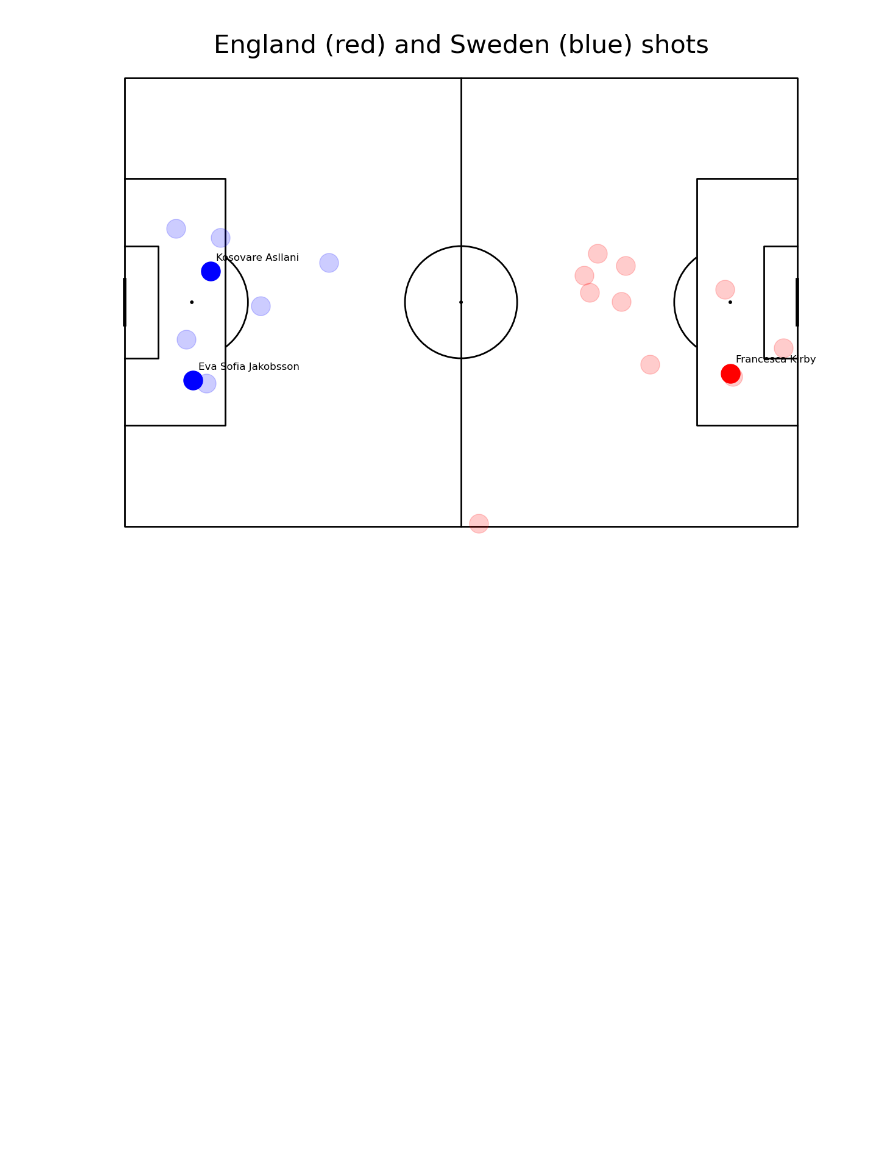
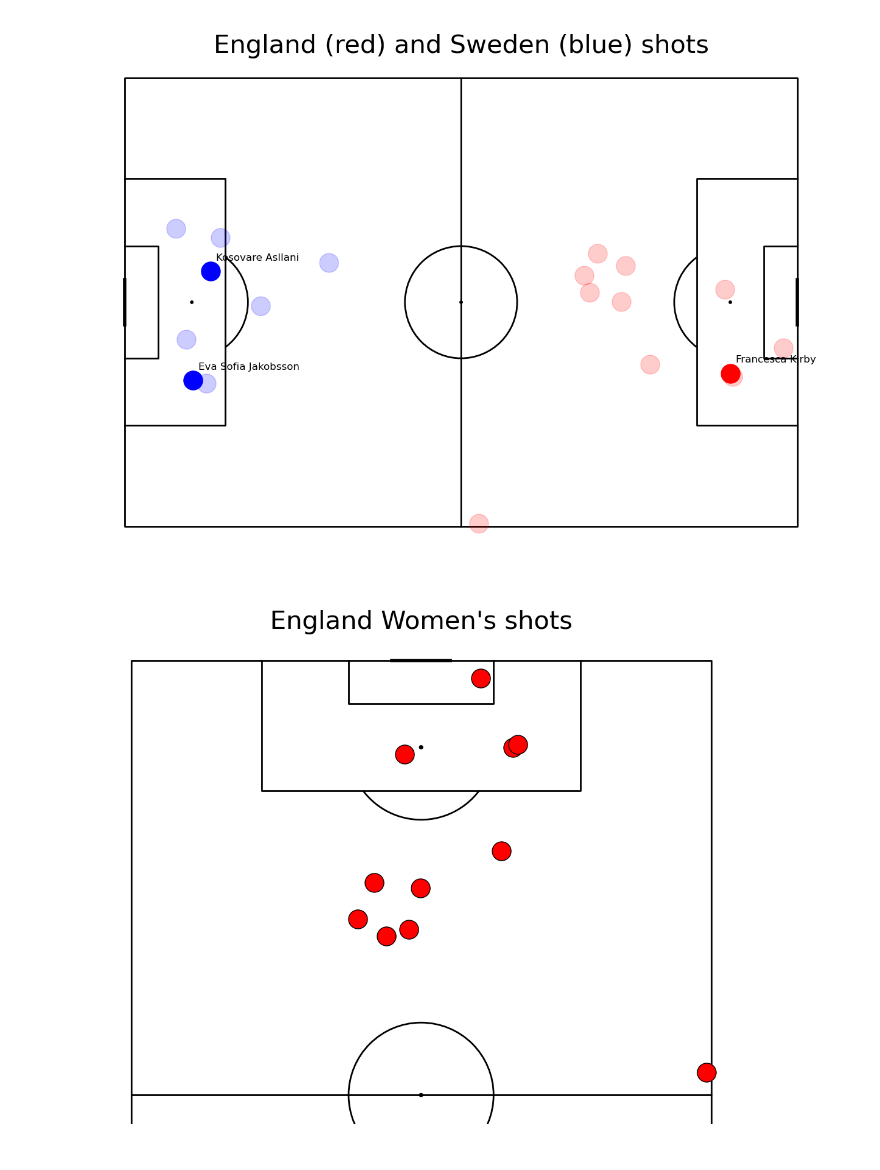
Before and after one commit to MarijnSt/soccermatics, a Jupyter notebook: 1-event-data/1-1-plotting-shots.ipynb, the cells around one changed output. Drawn from its saved outputs; the diff is of its cells as text; code cells hidden in the pictures; blank space fills up the shorter version.

Commit message:
plot team shots on one half

```diff
--- a/1-event-data/1-1-plotting-shots.ipynb
+++ b/1-event-data/1-1-plotting-shots.ipynb
@@ -45,3 +45,23 @@ fig.suptitle("England (red) and Sweden (blue) shots", fontsize = 30)
 plt.show()
 # %% [output]
 [figure]
+# %%
+# create half pitch
+pitch = VerticalPitch(line_color='black', half = True)
+fig, ax = pitch.grid(grid_height=0.9, title_height=0.06, axis=False,
+                     endnote_height=0.04, title_space=0, endnote_space=0)
+
+# function to plot shots
+def plot_team_shots_half(team_name, dot_color):
+   # get shots for team
+   mask = (df.type_name == "Shot") & (df.team_name == team_name)
+   df_team = df.loc[mask, ["x", "y", "outcome_name", "player_name"]]
+
+   # plot shots
+   pitch.scatter(df_team["x"], df_team["y"], alpha = 1, s = 500, color = dot_color, ax = ax["pitch"], edgecolors="black")
+   fig.suptitle(f"{team_name} shots", fontsize = 30)
+
+plot_team_shots_half(team1, "red")
+plt.show()
+# %% [output]
+[figure, added]
```
